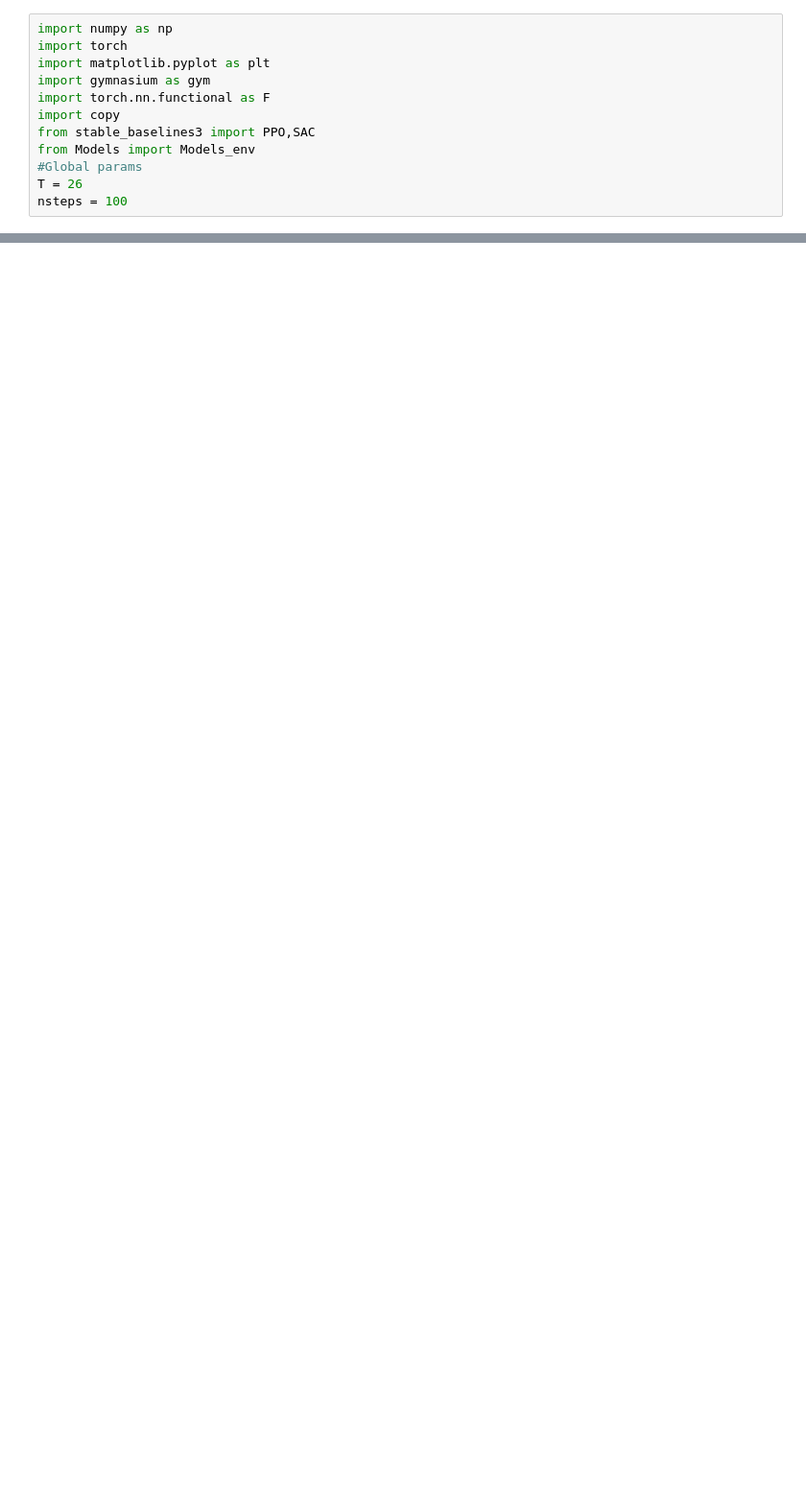
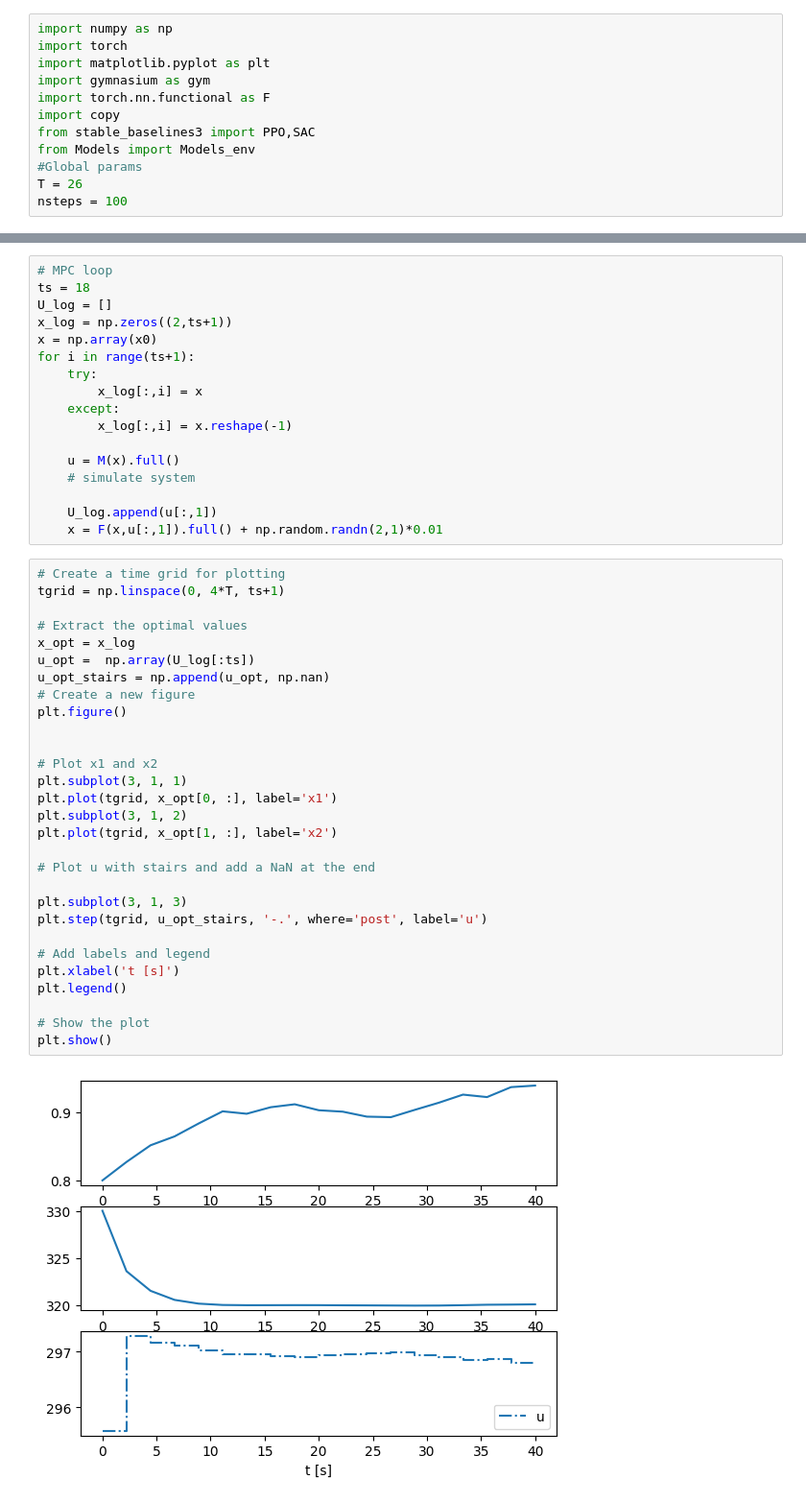
Before and after one commit to MaximilianB2/pc-gym, a Jupyter notebook: pc-gym/oracle_test.ipynb, the cells around one changed output, grey strips where cells are left out. Shown at 96% size. Cells and saved outputs as stored; diff of their text form; blank space fills up the shorter version.

```diff
--- a/pc-gym/oracle_test.ipynb
+++ b/pc-gym/oracle_test.ipynb
@@ -82,0 +239,48 @@ Failed to create nlp_grad_f:[x, p]->[f, grad:f:x] with {}:
+# %%
+# MPC loop
+ts = 18
+U_log = []
+x_log = np.zeros((2,ts+1))
+x = np.array(x0)
+for i in range(ts+1):
+    try:
+        x_log[:,i] = x
+    except:
+        x_log[:,i] = x.reshape(-1)
+
+    u = M(x).full()
+    # simulate system
+
+    U_log.append(u[:,1])
+    x = F(x,u[:,1]).full() + np.random.randn(2,1)*0.01
+# %%
+# Create a time grid for plotting
+tgrid = np.linspace(0, 4*T, ts+1)
+
+# Extract the optimal values
+x_opt = x_log
+u_opt =  np.array(U_log[:ts])
+u_opt_stairs = np.append(u_opt, np.nan)
+# Create a new figure
+plt.figure()
+
+
+# Plot x1 and x2
+plt.subplot(3, 1, 1)
+plt.plot(tgrid, x_opt[0, :], label='x1')
+plt.subplot(3, 1, 2)
+plt.plot(tgrid, x_opt[1, :], label='x2')
+
+# Plot u with stairs and add a NaN at the end
+
+plt.subplot(3, 1, 3)
+plt.step(tgrid, u_opt_stairs, '-.', where='post', label='u')
+
+# Add labels and legend
+plt.xlabel('t [s]')
+plt.legend()
+
+# Show the plot
+plt.show()
+# %% [output]
+[figure, added]
```
Also changed, not shown: parts of 21 cells of this notebook, 2 other files.
